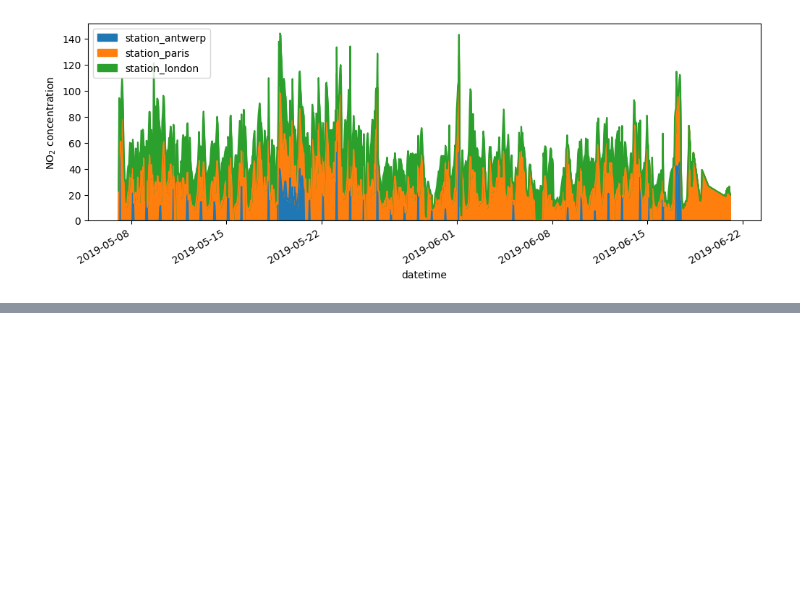
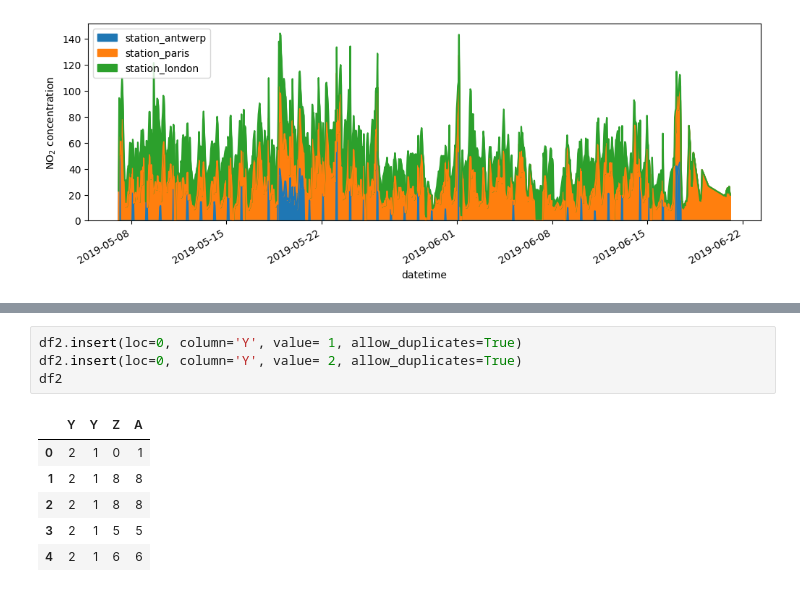
Before and after one commit to menna-osman/Python-Basics-Practice, a Jupyter notebook: Dictinaries, Dataframes and Numpy/Pandas.ipynb, the cells around one changed output, grey strips where cells are left out. Drawn from its saved outputs; the diff is of its cells as text; blank space fills up the shorter version.

```diff
--- a/Dictinaries, Dataframes and Numpy/Pandas.ipynb
+++ b/Dictinaries, Dataframes and Numpy/Pandas.ipynb
@@ -678,0 +702,11 @@ plt.show()
+# %%
+df2.insert(loc=0, column='Y', value= 1, allow_duplicates=True)
+df2.insert(loc=0, column='Y', value= 2, allow_duplicates=True)
+df2
+# %% [output]
+|  | Y | Y | Z | A |
+| 0 | 2 | 1 | 0 | 1 |
+| 1 | 2 | 1 | 8 | 8 |
+| 2 | 2 | 1 | 8 | 8 |
+| 3 | 2 | 1 | 5 | 5 |
+| 4 | 2 | 1 | 6 | 6 |
```
Also changed, not shown: parts of 8 cells of this notebook, 1 other file.
